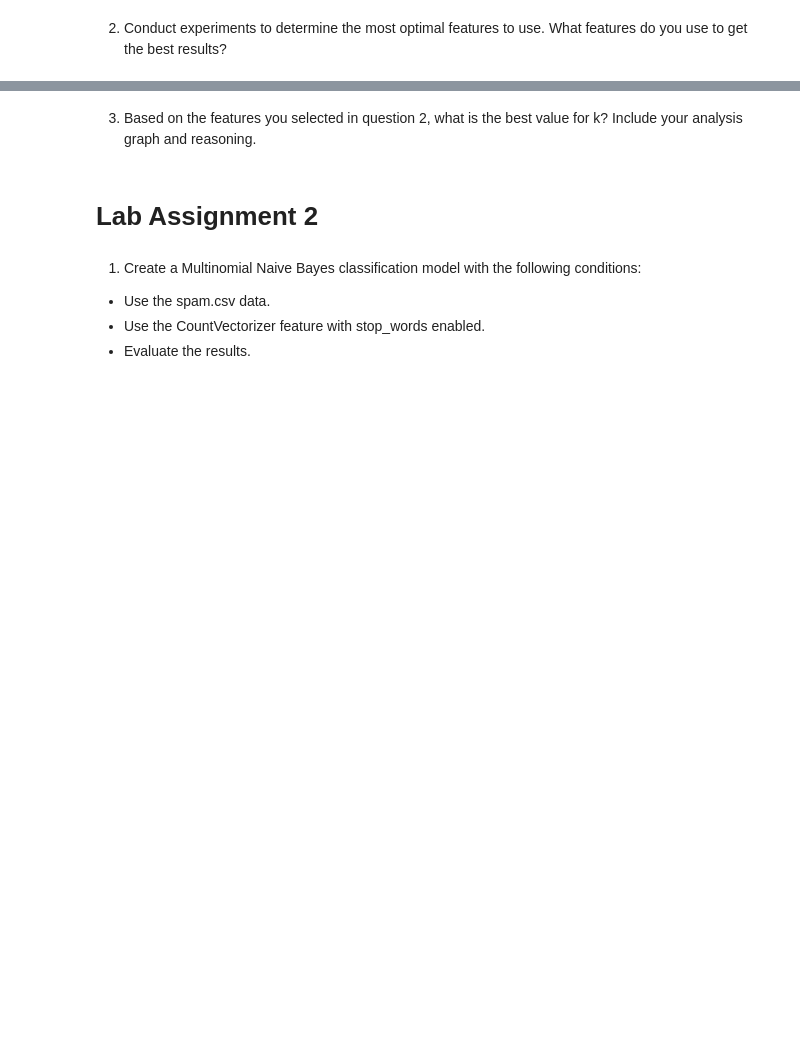
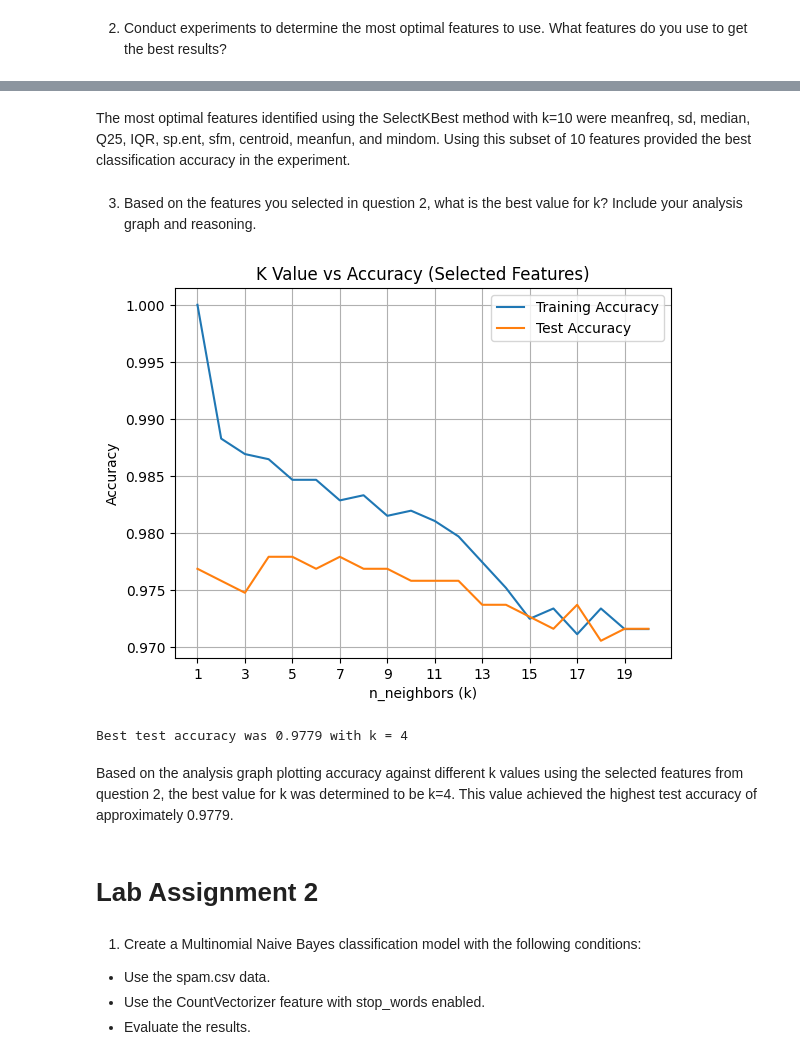
Before and after one commit to Valtern/machinelearningsmt5, a Jupyter notebook: TG10_2341720067_ANTONIUS_KAHARAP_KAUTSAR.ipynb, the cells around one changed output, grey strips where cells are left out. Saved outputs shown, nothing was run; the diff lists cells and outputs as text; code cells hidden in the pictures; blank space fills up the shorter version.

```diff
--- a/TG10_2341720067_ANTONIUS_KAHARAP_KAUTSAR.ipynb
+++ b/TG10_2341720067_ANTONIUS_KAHARAP_KAUTSAR.ipynb
@@ -439,3 +439,6 @@ Hasil akurasi data test: 0.9775784753363229
 # Lab Assignment 1
 # %% [markdown]
 1. Create a classification model using kNN to classify male and female voices in the voice.csv dataset.
+# %%
+data1 = pd.read_csv('/content/drive/MyDrive/MLearning/voice.csv')
+data1.head()
@@ -442,2 +496,17 @@ Hasil akurasi data test: 0.9775784753363229
 # %% [markdown]
 2. Conduct experiments to determine the most optimal features to use. What features do you use to get the best results?
+# %%
+X_train_selected = selector.fit_transform(X_train1, y_train1)
+selected_indices = selector.get_support(indices=True)
+selected_features = X1.columns[selected_indices]
+print(f"Selected top {k_best_features} features:")
+print(selected_features)
+X_test_selected = selector.transform(X_test1)
+
+knn_selected = KNeighborsClassifier(n_neighbors=6)
+knn_selected.fit(X_train_selected, y_train1)
+y_pred_selected = knn_selected.predict(X_test_selected)
+
+print("\nAccuracy with selected features:", accuracy_score(y_test1, y_pred_selected))
+print("Confusion Matrix selected features:\n", confusion_matrix(y_test1, y_pred_selected))
+print("Classification Report selected features:\n", classification_report(y_test1, y_pred_selected))
@@ -444,5 +532,44 @@ Hasil akurasi data test: 0.9775784753363229
+# %% [markdown]
+The most optimal features identified using the SelectKBest method with k=10 were meanfreq, sd, median, Q25, IQR, sp.ent, sfm, centroid, meanfun, and mindom. Using this subset of 10 features provided the best classification accuracy in the experiment.
 # %% [markdown]
 3. Based on the features you selected in question 2, what is the best value for k? Include your analysis graph and reasoning.
+# %%
+training_accuracy = []
+test_accuracy = []
+
+neighbors_settings = range(1, 21)
+
+X_train_for_k = X_train_selected
+X_test_for_k = X_test_selected
+y_train_for_k = y_train1
+y_test_for_k = y_test1
+
+for n_neighbors in neighbors_settings:
+    knn_k = KNeighborsClassifier(n_neighbors=n_neighbors)
+    knn_k.fit(X_train_for_k, y_train_for_k)
+
+    training_accuracy.append(knn_k.score(X_train_for_k, y_train_for_k))
+
+    test_accuracy.append(knn_k.score(X_test_for_k, y_test_for_k))
+
+plt.plot(neighbors_settings, training_accuracy, label="Training Accuracy")
+plt.plot(neighbors_settings, test_accuracy, label="Test Accuracy")
+plt.ylabel("Accuracy")
+plt.xlabel("n_neighbors (k)")
+plt.title('K Value vs Accuracy (Selected Features)')
+plt.xticks(neighbors_settings[::2])
+plt.legend()
+plt.grid(True)
+plt.show()
+
+best_k_index = np.argmax(test_accuracy)
+best_k = neighbors_settings[best_k_index]
+print(f"\nBest test accuracy was {test_accuracy[best_k_index]:.4f} with k = {best_k}")
+# %% [output]
+[figure, added]
+Best test accuracy was 0.9779 with k = 4
+# %% [markdown]
+Based on the analysis graph plotting accuracy against different k values using the selected features from question 2, the best value for k was determined to be k=4. This value achieved the highest test accuracy of approximately 0.9779.
 # %% [markdown]
 # Lab Assignment 2
 # %% [markdown]
```
Also changed, not shown: parts of 22 cells of this notebook.
